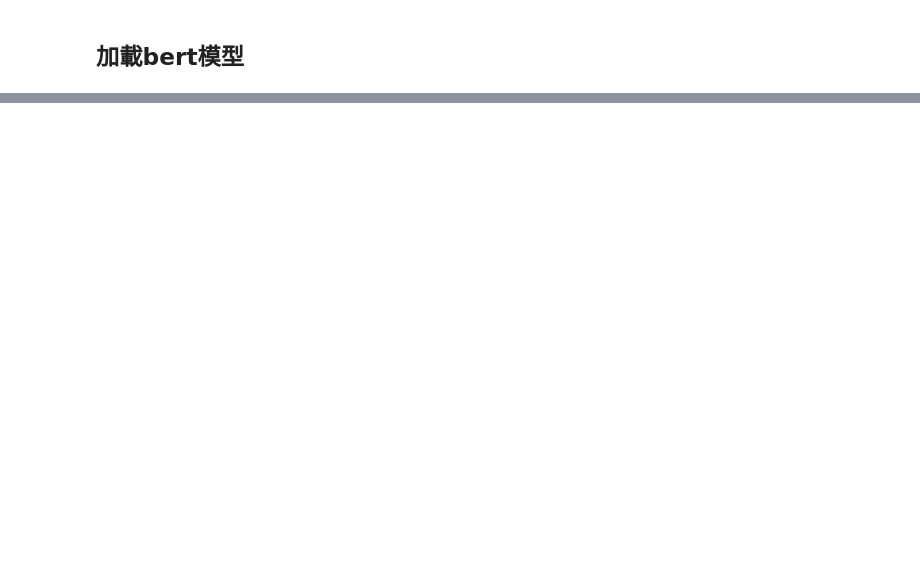
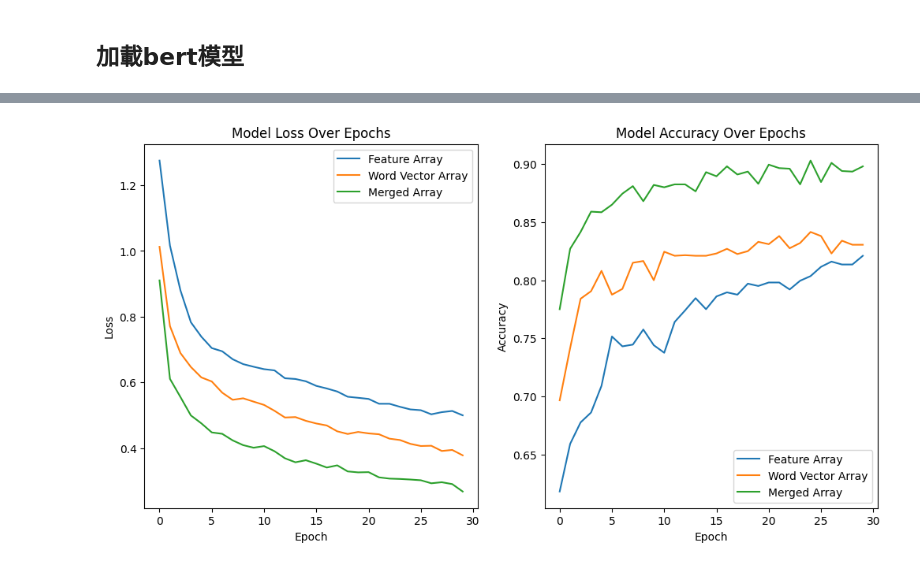
Before and after one commit to Tonyrj3268/DS4CS-FinalProject, a Jupyter notebook: DS4CS-FinalProject.ipynb, the cells around one changed output, grey strips where cells are left out. Cells and saved outputs as stored; diff of their text form; code cells hidden in the pictures; blank space fills up the shorter version.

```diff
--- a/DS4CS-FinalProject.ipynb
+++ b/DS4CS-FinalProject.ipynb
@@ -317,18 +289,0 @@ merged_array         RandomForestClassifier 1.0000
-# %%
-
-features_train, features_test, labels_train, labels_test = train_test_split(feature_array, target.values, test_size=0.2, random_state=42)
-
-# 将numpy数组转换为torch tensors
-features_train = torch.tensor(features_train, dtype=torch.float32)
-labels_train = torch.tensor(labels_train, dtype=torch.float32)
-features_test = torch.tensor(features_test, dtype=torch.float32)
-labels_test = torch.tensor(labels_test, dtype=torch.float32)
-
-# 创建TensorDataset
-train_dataset = TensorDataset(features_train, labels_train)
-test_dataset = TensorDataset(features_test, labels_test)
-
-# 创建DataLoader
-batch_size = 1024  # 你可以根据你的硬件和模型的需求设置这个值
-train_dataloader = DataLoader(train_dataset, batch_size=batch_size, shuffle=True)  # 在训练阶段，shuffle应该设为True
-test_dataloader = DataLoader(test_dataset, batch_size=batch_size, shuffle=False)  # 在测试阶段，shuffle通常设为False
@@ -439,0 +425,23 @@ Finished Training
+# %%
+# Draw losses of all features in one graph
+plt.figure(figsize=(12, 6))
+plt.subplot(1, 2, 1)
+for feature_name, losses in loss_results.items():
+    plt.plot(losses, label=feature_name)
+plt.title('Model Loss Over Epochs')
+plt.xlabel('Epoch')
+plt.ylabel('Loss')
+plt.legend()
+
+# Draw accuracies of all features in one graph
+plt.subplot(1, 2, 2)
+for feature_name, accuracies in accuracy_results.items():
+    plt.plot(accuracies, label=feature_name)
+plt.title('Model Accuracy Over Epochs')
+plt.xlabel('Epoch')
+plt.ylabel('Accuracy')
+plt.legend()
+
+plt.show()
+# %% [output]
+[figure, added]
```
Also changed, not shown: parts of 13 cells of this notebook.
